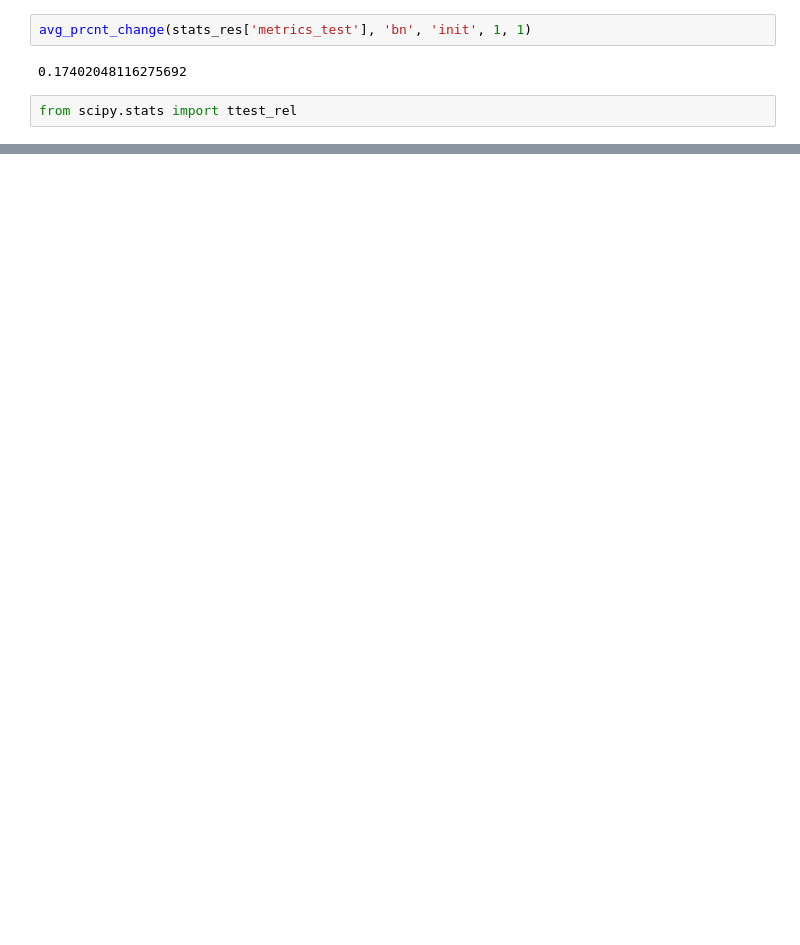
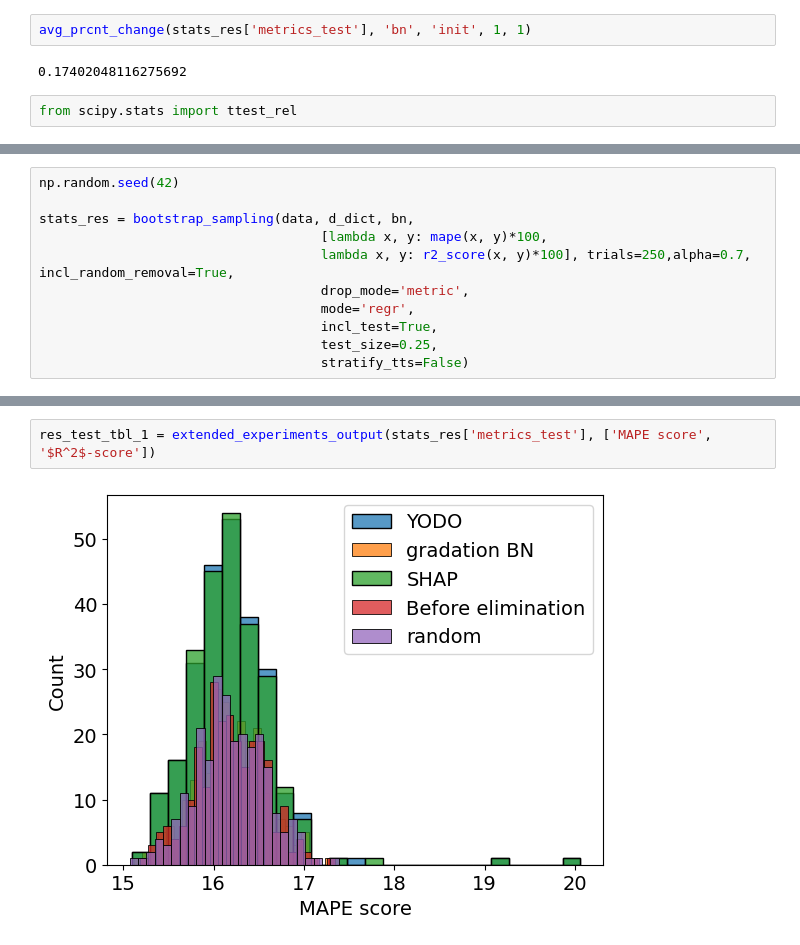
Before and after one commit to dmitry-grigorev/GIEBN, a Jupyter notebook: experiments/shaplime/error_gradations_yodo_abalone_regr.ipynb, the cells around one changed output, grey strips where cells are left out. Saved outputs shown, nothing was run; the diff lists cells and outputs as text; blank space fills up the shorter version.

```diff
--- a/experiments/shaplime/error_gradations_yodo_abalone_regr.ipynb
+++ b/experiments/shaplime/error_gradations_yodo_abalone_regr.ipynb
@@ -467,0 +497,11 @@ TtestResult(statistic=21.782424029444996, pvalue=1.326693629937297e-59, df=249)
+# %%
+np.random.seed(42)
+
+stats_res = bootstrap_sampling(data, d_dict, bn,
+                                    [lambda x, y: mape(x, y)*100,
+                                    lambda x, y: r2_score(x, y)*100], trials=250,alpha=0.7, incl_random_removal=True,
+                                    drop_mode='metric',
+                                    mode='regr',
+                                    incl_test=True,
+                                    test_size=0.25,
+                                    stratify_tts=False)
@@ -467,0 +538,4 @@ TtestResult(statistic=21.782424029444996, pvalue=1.326693629937297e-59, df=249)
+# %%
+res_test_tbl_1 = extended_experiments_output(stats_res['metrics_test'], ['MAPE score', '$R^2$-score'])
+# %% [output]
+[figure, added]
```
Also changed, not shown: parts of 39 cells of this notebook, 2 other files.
